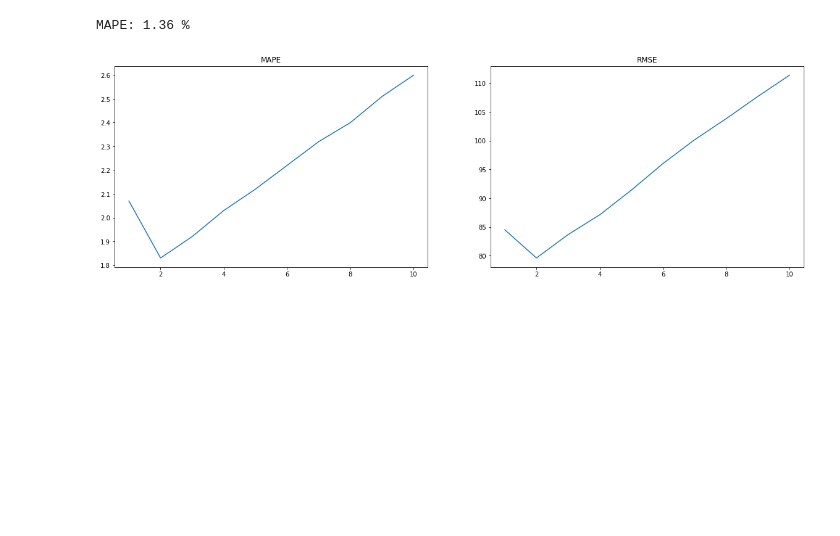
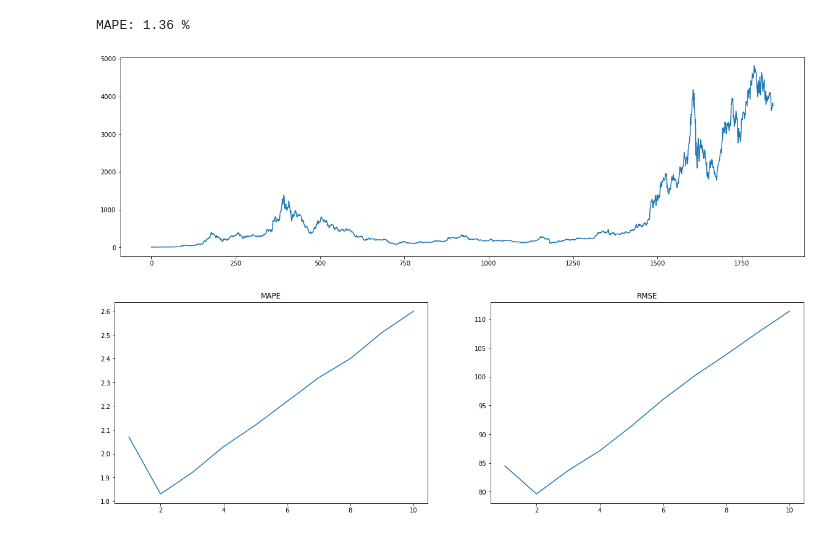
Before and after one commit to nabebako/Crypto-Price-Prediction-Model, a Jupyter notebook: knn-regression.ipynb, the cells around one changed output. Drawn from its saved outputs; the diff is of its cells as text; code cells hidden in the pictures; blank space fills up the shorter version.

```diff
--- a/knn-regression.ipynb
+++ b/knn-regression.ipynb
@@ -154,6 +154,12 @@ print('MAPE:', np.round(np.mean(abs(1 - (pred_ada['pred'] / pred_ada['real'])))
 MAPE: 1.36 %
 # %%
 df_eth = transform_df(get_csv('./data/ethereum.csv'))
+# %%
+plt.figure(figsize=(20,6))
+plt.plot(df_eth['price'], label = 'Real')
+plt.show()
+# %% [output]
+[figure, added]
 # %%
 ks_eth = test_for_k(df_eth, 10)
 # %%
```
Also changed, not shown: parts of 14 cells of this notebook.
